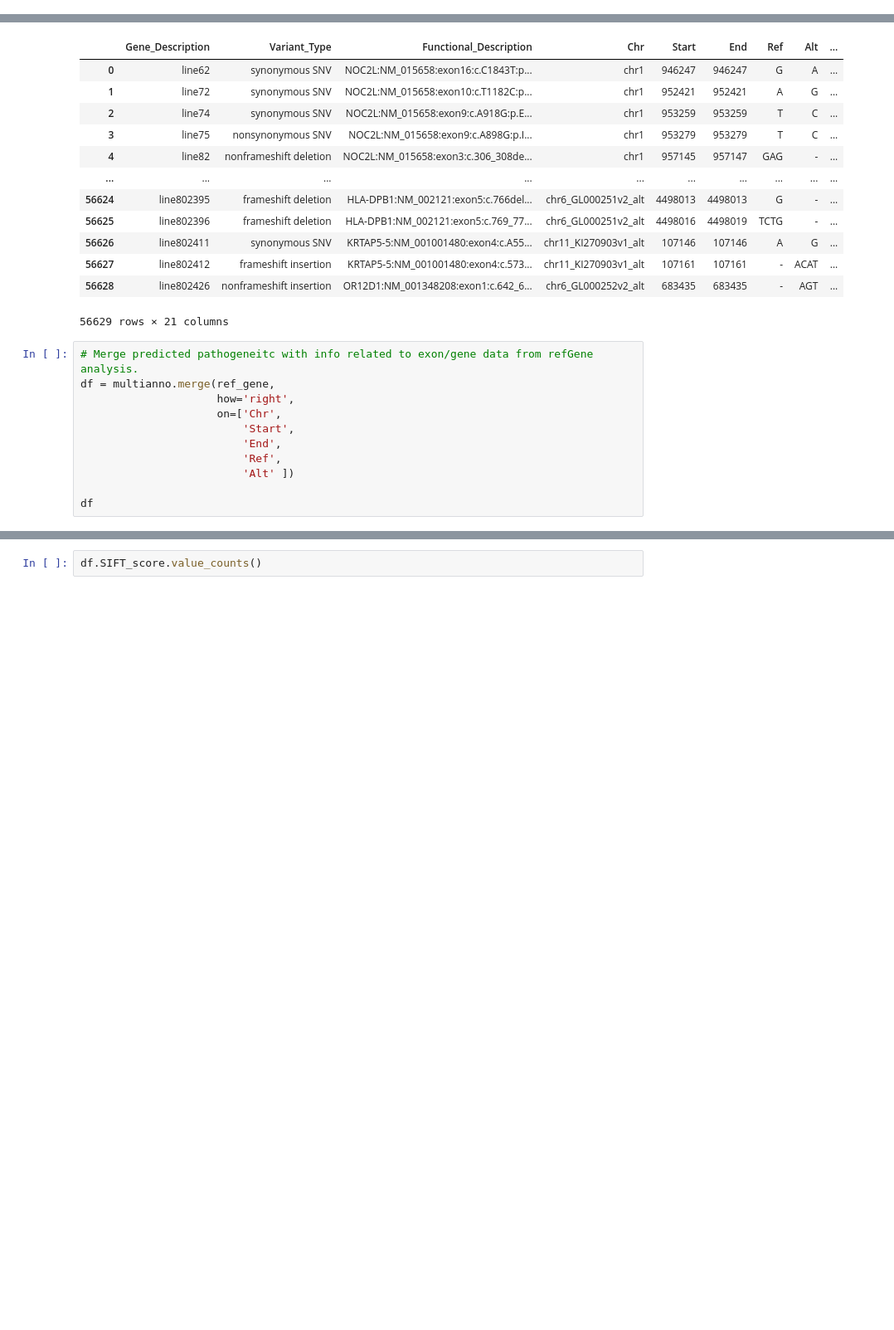
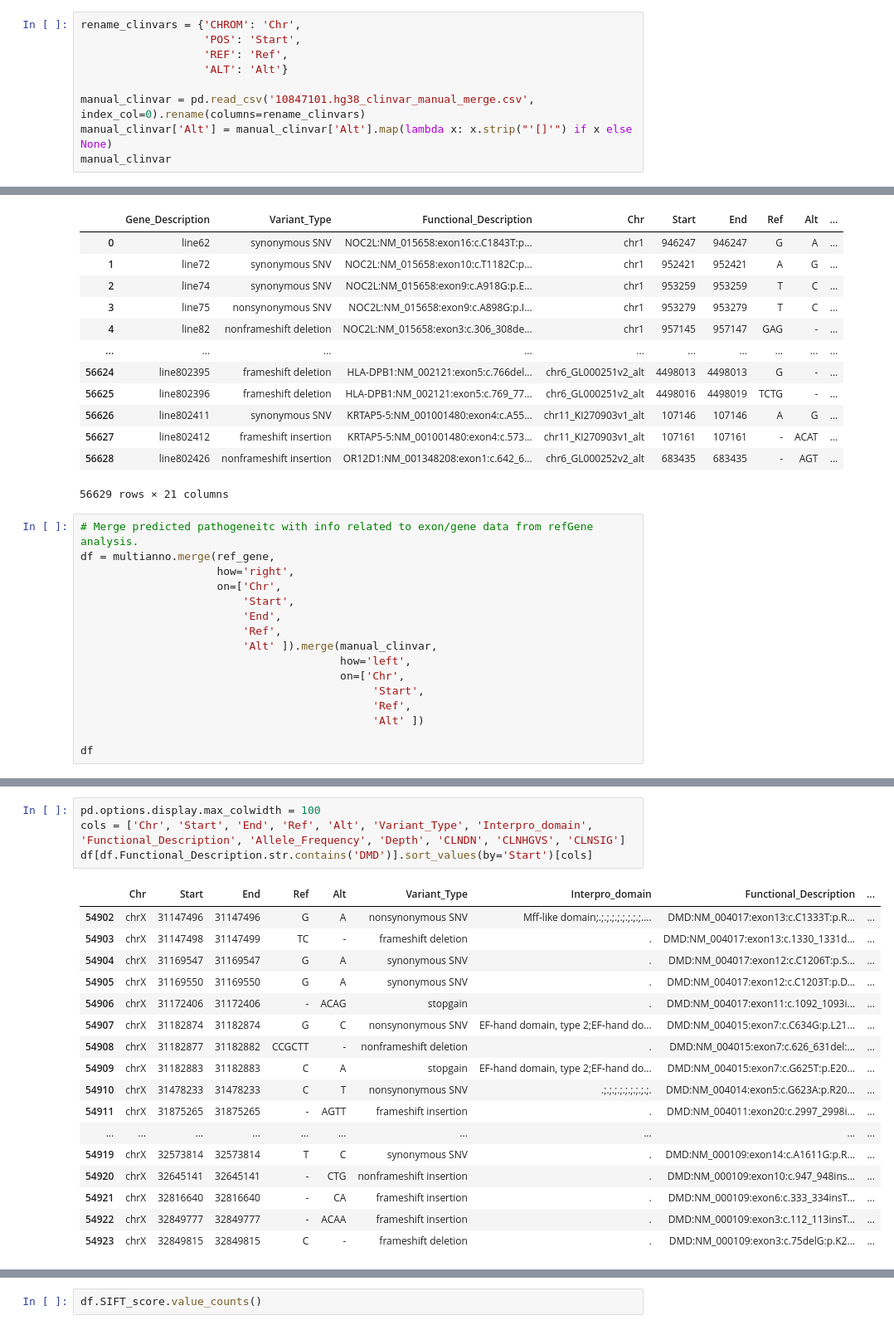
Before and after one commit to Zinthrow/Alex_Exome, a Jupyter notebook: post_analysis/parse_results.ipynb, the cells around one changed output, grey strips where cells are left out. Shown: that part at 83% size. Cells and saved outputs as stored; diff of their text form; blank space fills up the shorter version.

```diff
--- a/post_analysis/parse_results.ipynb
+++ b/post_analysis/parse_results.ipynb
@@ -27,3 +27,12 @@ multianno
 | 802436 | chr19_GL949753v2_alt | 383709 | 383709 | C | T | . | . | . | ... |
 | 802437 | chr19_GL949753v2_alt | 383739 | 383739 | T | C | . | . | . | ... |
 802438 rows × 108 columns
+# %%
+rename_clinvars = {'CHROM': 'Chr',
+                   'POS': 'Start',
+                   'REF': 'Ref',
+                   'ALT': 'Alt'}
+
+manual_clinvar = pd.read_csv('10847101.hg38_clinvar_manual_merge.csv', index_col=0).rename(columns=rename_clinvars)
+manual_clinvar['Alt'] = manual_clinvar['Alt'].map(lambda x: x.strip("'[]'") if x else None)
+manual_clinvar
@@ -83,7 +106,12 @@ df = multianno.merge(ref_gene,
                          'Start',
                          'End',
                          'Ref',
-                         'Alt' ])
+                         'Alt' ]).merge(manual_clinvar,
+                                        how='left',
+                                        on=['Chr',
+                                             'Start',
+                                             'Ref',
+                                             'Alt' ])
 
 df
 # %% [output]
@@ -102,0 +131,22 @@ df
+# %%
+pd.options.display.max_colwidth = 100
+cols = ['Chr', 'Start', 'End', 'Ref', 'Alt', 'Variant_Type', 'Interpro_domain', 'Functional_Description', 'Allele_Frequency', 'Depth', 'CLNDN', 'CLNHGVS', 'CLNSIG']
+df[df.Functional_Description.str.contains('DMD')].sort_values(by='Start')[cols]
+# %% [output]
+|  | Chr | Start | End | Ref | Alt | Variant_Type | Interpro_domain | Functional_Description | ... |
+| 54902 | chrX | 31147496 | 31147496 | G | A | nonsynonymous SNV | Mff-like domain;.;.;.;.;.;.;.;.;.... | DMD:NM_004017:exon13:c.C1333T:p.R... | ... |
+| 54903 | chrX | 31147498 | 31147499 | TC | - | frameshift deletion | . | DMD:NM_004017:exon13:c.1330_1331d... | ... |
+| 54904 | chrX | 31169547 | 31169547 | G | A | synonymous SNV | . | DMD:NM_004017:exon12:c.C1206T:p.S... | ... |
+| 54905 | chrX | 31169550 | 31169550 | G | A | synonymous SNV | . | DMD:NM_004017:exon12:c.C1203T:p.D... | ... |
+| 54906 | chrX | 31172406 | 31172406 | - | ACAG | stopgain | . | DMD:NM_004017:exon11:c.1092_1093i... | ... |
+| 54907 | chrX | 31182874 | 31182874 | G | C | nonsynonymous SNV | EF-hand domain, type 2;EF-hand do... | DMD:NM_004015:exon7:c.C634G:p.L21... | ... |
+| 54908 | chrX | 31182877 | 31182882 | CCGCTT | - | nonframeshift deletion | . | DMD:NM_004015:exon7:c.626_631del:... | ... |
+| 54909 | chrX | 31182883 | 31182883 | C | A | stopgain | EF-hand domain, type 2;EF-hand do... | DMD:NM_004015:exon7:c.G625T:p.E20... | ... |
+| 54910 | chrX | 31478233 | 31478233 | C | T | nonsynonymous SNV | .;.;.;.;.;.;.;.;.;. | DMD:NM_004014:exon5:c.G623A:p.R20... | ... |
+| 54911 | chrX | 31875265 | 31875265 | - | AGTT | frameshift insertion | . | DMD:NM_004011:exon20:c.2997_2998i... | ... |
+| ... | ... | ... | ... | ... | ... | ... | ... | ... | ... |
+| 54919 | chrX | 32573814 | 32573814 | T | C | synonymous SNV | . | DMD:NM_000109:exon14:c.A1611G:p.R... | ... |
+| 54920 | chrX | 32645141 | 32645141 | - | CTG | nonframeshift insertion | . | DMD:NM_000109:exon10:c.947_948ins... | ... |
+| 54921 | chrX | 32816640 | 32816640 | - | CA | frameshift insertion | . | DMD:NM_000109:exon6:c.333_334insT... | ... |
+| 54922 | chrX | 32849777 | 32849777 | - | ACAA | frameshift insertion | . | DMD:NM_000109:exon3:c.112_113insT... | ... |
+| 54923 | chrX | 32849815 | 32849815 | C | - | frameshift deletion | . | DMD:NM_000109:exon3:c.75delG:p.K2... | ... |
```
Also changed, not shown: parts of 8 cells of this notebook, 3 other files.
